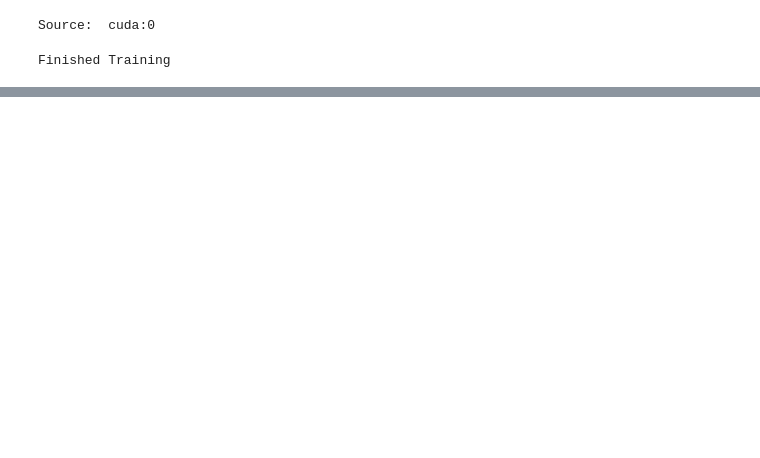
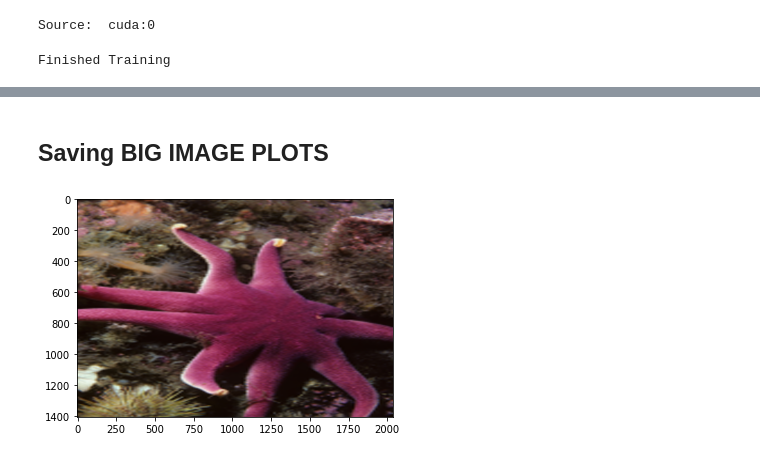
Before and after one commit to AndyPietr/Super-Resolution, a Jupyter notebook: main.ipynb, the cells around one changed output, grey strips where cells are left out. Saved outputs shown, nothing was run; the diff lists cells and outputs as text; code cells hidden in the pictures; blank space fills up the shorter version.

```diff
--- a/main.ipynb
+++ b/main.ipynb
@@ -179,5 +181,5 @@ Normalization...
 # %%
-def plot(img,n=2):
+def plot(img,n=2,path=None):
     if type(img)==np.ndarray:
         if len(img.shape) ==3 :
             if img.shape[-1]==3:
@@ -187,6 +189,12 @@ def plot(img,n=2):
                 img=np.transpose(img, (1,2,0) )
                 img = cv2.cvtColor(img, cv2.COLOR_BGR2RGB)
                 plt.imshow( img)
+        elif len(img.shape) ==4:
+            img=img[0]
+            img=np.transpose(img, (1,2,0) )
+            img = cv2.cvtColor(img, cv2.COLOR_BGR2RGB)
+            plt.imshow( img)
+
     elif type(img)==torch.Tensor:
         img=img.detach().numpy()
         if len(img.shape)==4:
@@ -215,6 +223,8 @@ def plot(img,n=2):
             img=np.transpose(img, (1,2,0) )
             img = cv2.cvtColor(img, cv2.COLOR_BGR2RGB)
             plt.imshow( img)
+    if(path!=None):
+        plt.savefig(path,facecolor='white', edgecolor='none', dpi=300)
 # %%
 plot(lr_big[0])
 # %% [output]
@@ -346,0 +380,10 @@ Text(0.5, 0, 'Epochs')
+# %%
+result_rotated = result_final.transpose((0,1,3,2))
+res_final_final = np.rot90(result_final,3,[2,3])
+finalshitLR= torch.rot90(lr_big[0],3,[1,2])
+# %% [markdown]
+## Saving BIG IMAGE PLOTS
+# %%
+plot(finalshitLR, path = 'BigStar.png')
+# %% [output]
+[figure, added]
```
Also changed, not shown: parts of 18 cells of this notebook, 4 other files.
